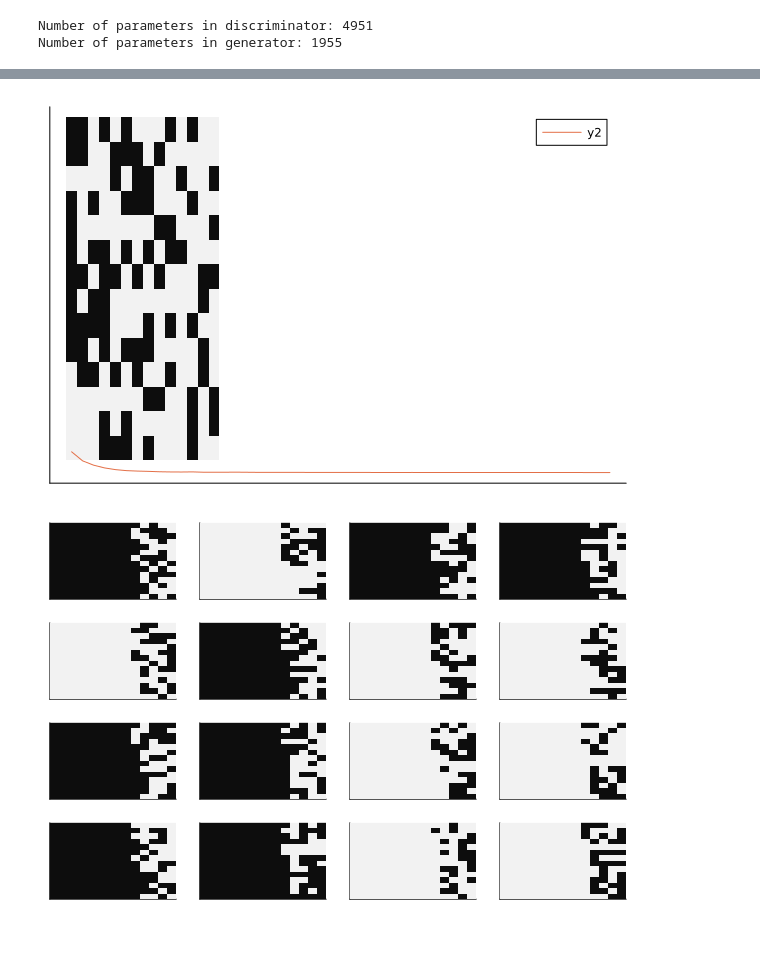
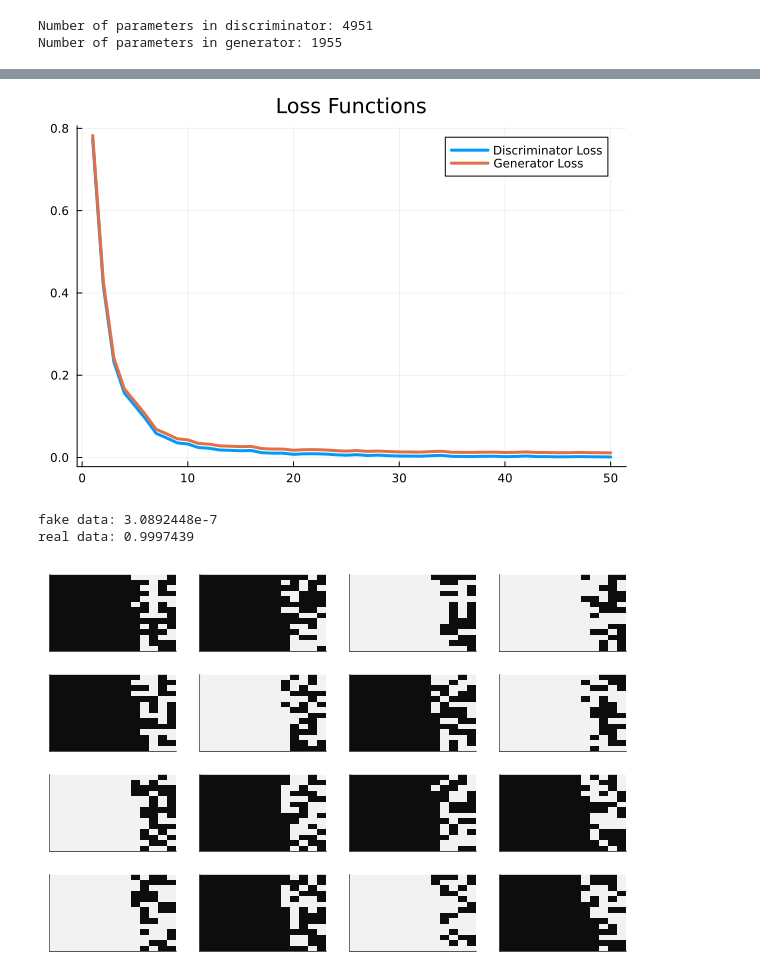
Before and after one commit to p-luo/MatchgateGAN, a Jupyter notebook: numbers.ipynb, the cells around one changed output, grey strips where cells are left out. Drawn from its saved outputs; the diff is of its cells as text; code cells hidden in the pictures; blank space fills up the shorter version.

Commit message:
Add files via upload
Added Discriminator test

```diff
--- a/numbers.ipynb
+++ b/numbers.ipynb
@@ -127,12 +116,13 @@ using FLOYao
 using Random
 using Distributions
 
-#Not sure if there is a better pprior that we can choose, sometimes u get a lot of white or black bc variance is high
+#Not sure if there is a better pprior that we can choose, sometimes u get a lot of white or black bc variance is high (resolution: change var from sigma to sigma/10)
 mu = mean(trainstats)
 sigma = std(trainstats)
-println(mu)
-println(sigma)
-dist = Normal(mu, sigma/10)
+println("μ: $mu")
+println("σ: $sigma")
+dist = Normal(mu, sigma/20)
+
 ratio = rand(dist) / N
 function pprior() #For each square, probability 1/ratio that it's white, where ratio ~ N(mean(data), std(data)) /  N; maybe we can vary pprior later?
     a = rand(N) .< ratio
@@ -170,24 +160,18 @@ function run_circuit(z::MajoranaReg) #z is a MajoranaReg drawn from pprior (to g
     d_output |> first
 end
 
-z = pprior()
-println("runcircuit ", run_circuit(z))
+measurement = run_circuit(pprior())
+println("runcircuit: $measurement")
 
 function run_d(x::BitMatrix) #this function applies D(x), where x is an element of data_train
     d_output = x |> vec |> d
     d_output |> first
 end
 
-gLoss(fake) = sum(log.(1 .- fake)) / length(fake)
+function gLoss(fake)
+    sum(log.(1 .- fake)) / length(fake)
+end
 #CALCULATE GRADIENTS USING THIS FUNCTION
-
-#does the function need to explicitly depend on d?
-# function dLoss(real, fake) #the first half of data is D's output on real, the second half is D's output on fake
-#     println(real)
-#     println(fake)
-#     l = length(real)
-#     - ((sum(log.(real)) + sum(log.(1 .- fake))) / l)
-# end
 
 function dLoss(m, real, fake)
     -(log.(m(real)) + log.(1 .- m(fake))) |> first
@@ -241,9 +225,11 @@ for i in 1:epochs
     end
     println("Discriminator loss: ", s / batch_size)
     push!(dLoss_values, s / batch_size)
+    push!(gLoss_values, 0.01 + (s / batch_size)) #CHANGE THIS LATER
 end
 
 #plot(gLoss_values)
-plot(dLoss_values)
+x = 1:epochs
+plot(x, [dLoss_values, gLoss_values], title="Loss Functions", label=["Discriminator Loss" "Generator Loss"], linewidth=3)
 # %% [output]
 START
@@ -266,5 +252,19 @@ Discriminator loss: 0.001001005
-[figure, old version]
+[figure, new version]
+# %%
+#Testing the Discriminator
+
+d_fake = run_circuit(pprior())
+println("fake data: $d_fake")
+
+index = rand(1:train)
+d_real = run_d(data_train[index])
+println("real data: $d_real")
+# %% [output]
+fake data: 3.0892448e-7
+real data: 0.9997439
 # %%
+#Testing the Generator
+
 using Random
 nsamples = 16
 samples = []
@@ -275,4 +275,4 @@ for i in 1:nsamples
 end
 plot([heatmap(reshape(s, compress_size, compress_size), color=:grays, colorbar = false, ticks = false) for s in samples]...) #Not sure if the reshaping is correct but whatever
 # %% [output]
-[figure, old version]
+[figure, new version]
```
Also changed, not shown: parts of 4 cells of this notebook.
